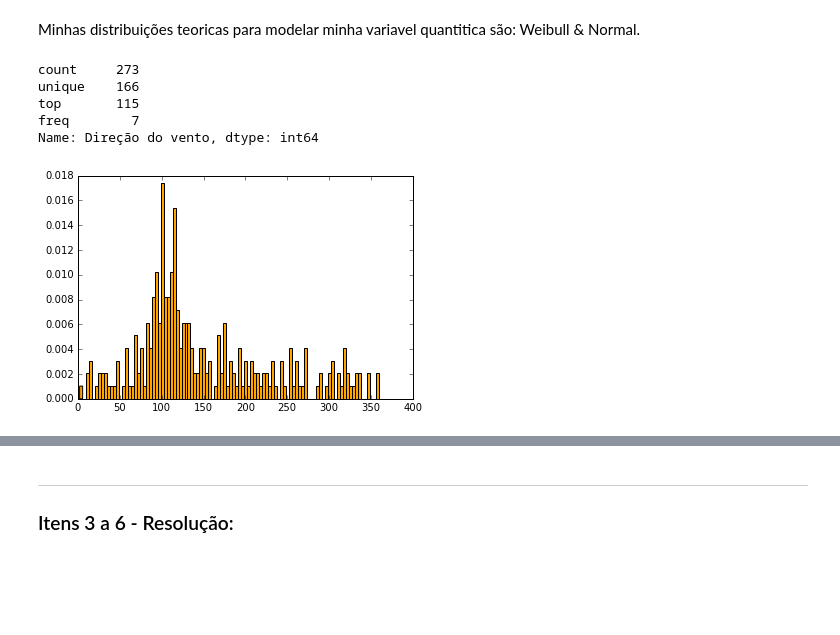
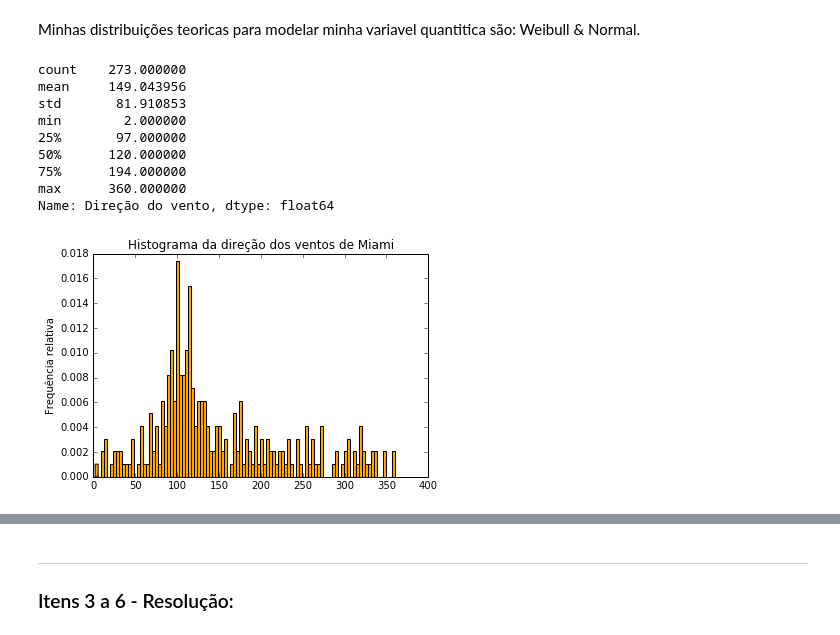
Before and after one commit to brunodratcu/CD_nao_bugado, a Jupyter notebook: miniporjeto1/MiniProjeto1 Layout.ipynb, the cells around one changed output, grey strips where cells are left out. Drawn from its saved outputs; the diff is of its cells as text; code cells hidden in the pictures; blank space fills up the shorter version.

```diff
--- a/miniporjeto1/MiniProjeto1 Layout.ipynb
+++ b/miniporjeto1/MiniProjeto1 Layout.ipynb
@@ -66,17 +66,6 @@ escolhas["Ozonio (ppb)"] = tabela["Ozone (ppb)"]
 escolhas["Dioxido de Sulfato"] = tabela["Sulfur dioxide (ppb)"]
 
 #escolhas
-# %%
-escolhas.Local = tabela.Location.astype('category')
-escolhas["Media diaria de Temperatura (ºC)"] = tabela["Mean Daily Temperature (Â¡C)"].astype('category')
-escolhas["Velocidade do vento (em nós)"] = tabela["Wind Speed (Knots)"].astype('category')
-escolhas["Pressão do nivel do mar (milibar)"] = tabela["Sea Level Pressure (mb)"].astype('category')
-escolhas["Direção do vento"] = tabela["Wind Direction (Degrees)"].astype('category')
-
-
-escolhas["Dioxido de Nitrogenio (ppb)"] = tabela["Nitrogen dioxide (ppb)"].astype('category')
-escolhas["Ozonio (ppb)"] = tabela["Ozone (ppb)"].astype('category')
-escolhas["Dioxido de Sulfato"] = tabela["Sulfur dioxide (ppb)"].astype('category')
 # %%
 Houston = escolhas[(escolhas.Local=="Houston, TX")]
 Miami = escolhas[(escolhas.Local=="Miami, FL")]
@@ -92,16 +81,23 @@ SO2 = Miami["Dioxido de Sulfato"]
 # %% [markdown]
 Minhas distribuições teoricas para modelar minha variavel quantitica são: Weibull & Normal.
 # %%
+#Histograma da direção dos ventos em Miami
+
+
 hist = plt.hist(direcao, normed=True, bins=100, color="orange")
-#plt.title("Histograma da direção dos ventos de Miami")
-#plt.ylabel("Frequência relativa")
+plt.title("Histograma da direção dos ventos de Miami")
+plt.ylabel("Frequência relativa")
 hist
 direcao.describe()
 # %% [output]
-count     273
-unique    166
-top       115
-freq        7
-Name: Direção do vento, dtype: int64
+count    273.000000
+mean     149.043956
+std       81.910853
+min        2.000000
+25%       97.000000
+50%      120.000000
+75%      194.000000
+max      360.000000
+Name: Direção do vento, dtype: float64
-[figure, old version]
+[figure, new version]
 # %%
```
Also changed, not shown: parts of 4 cells of this notebook.
